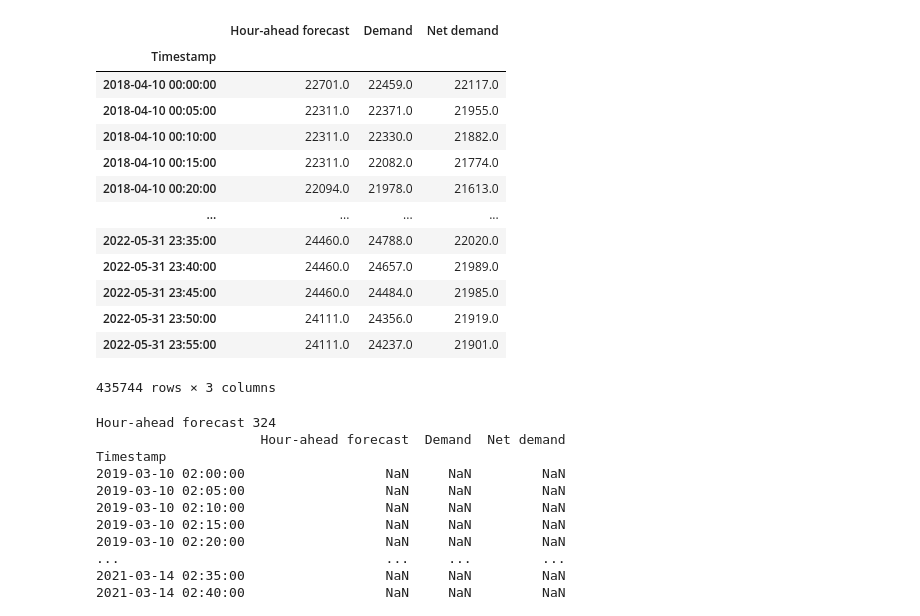
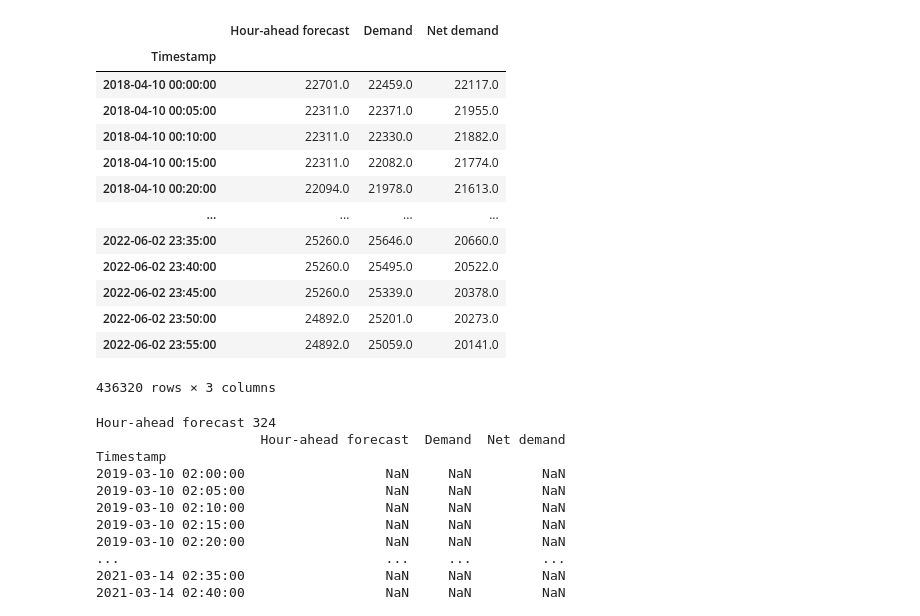
Before and after one commit to woolleygrammoth/caiso-data-modeling, a Jupyter notebook: exploration.ipynb, the cells around one changed output. Drawn from its saved outputs; the diff is of its cells as text; code cells hidden in the pictures.

```diff
--- a/exploration.ipynb
+++ b/exploration.ipynb
@@ -5,24 +5,24 @@ import matplotlib.pyplot as plt
 import datetime, os
 from prophet import Prophet
 # %%
-df = pd.read_csv('./scraped-data/caiso-net-demand.csv')
-df.index = pd.to_datetime(df['Timestamp'])
-df.drop('Timestamp', axis=1, inplace=True)
-df
+hist = pd.read_csv('./scraped-data/caiso-net-demand.csv')
+hist.index = pd.to_datetime(hist['Timestamp'])
+hist.drop('Timestamp', axis=1, inplace=True)
+hist
 # %% [output]
 |  | Hour-ahead forecast | Demand | Net demand |
 | Timestamp |  |  |  |
 | 2018-04-10 00:00:00 | 22701.0 | 22459.0 | 22117.0 |
 | 2018-04-10 00:05:00 | 22311.0 | 22371.0 | 21955.0 |
 | 2018-04-10 00:10:00 | 22311.0 | 22330.0 | 21882.0 |
 | 2018-04-10 00:15:00 | 22311.0 | 22082.0 | 21774.0 |
 | 2018-04-10 00:20:00 | 22094.0 | 21978.0 | 21613.0 |
 | ... | ... | ... | ... |
-| 2022-05-31 23:35:00 | 24460.0 | 24788.0 | 22020.0 |
-| 2022-05-31 23:40:00 | 24460.0 | 24657.0 | 21989.0 |
-| 2022-05-31 23:45:00 | 24460.0 | 24484.0 | 21985.0 |
-| 2022-05-31 23:50:00 | 24111.0 | 24356.0 | 21919.0 |
-| 2022-05-31 23:55:00 | 24111.0 | 24237.0 | 21901.0 |
+| 2022-06-02 23:35:00 | 25260.0 | 25646.0 | 20660.0 |
+| 2022-06-02 23:40:00 | 25260.0 | 25495.0 | 20522.0 |
+| 2022-06-02 23:45:00 | 25260.0 | 25339.0 | 20378.0 |
+| 2022-06-02 23:50:00 | 24892.0 | 25201.0 | 20273.0 |
+| 2022-06-02 23:55:00 | 24892.0 | 25059.0 | 20141.0 |
-435744 rows × 3 columns
+436320 rows × 3 columns
 # %%
 # Data cleaning
```
Also changed, not shown: parts of 2 cells of this notebook.
